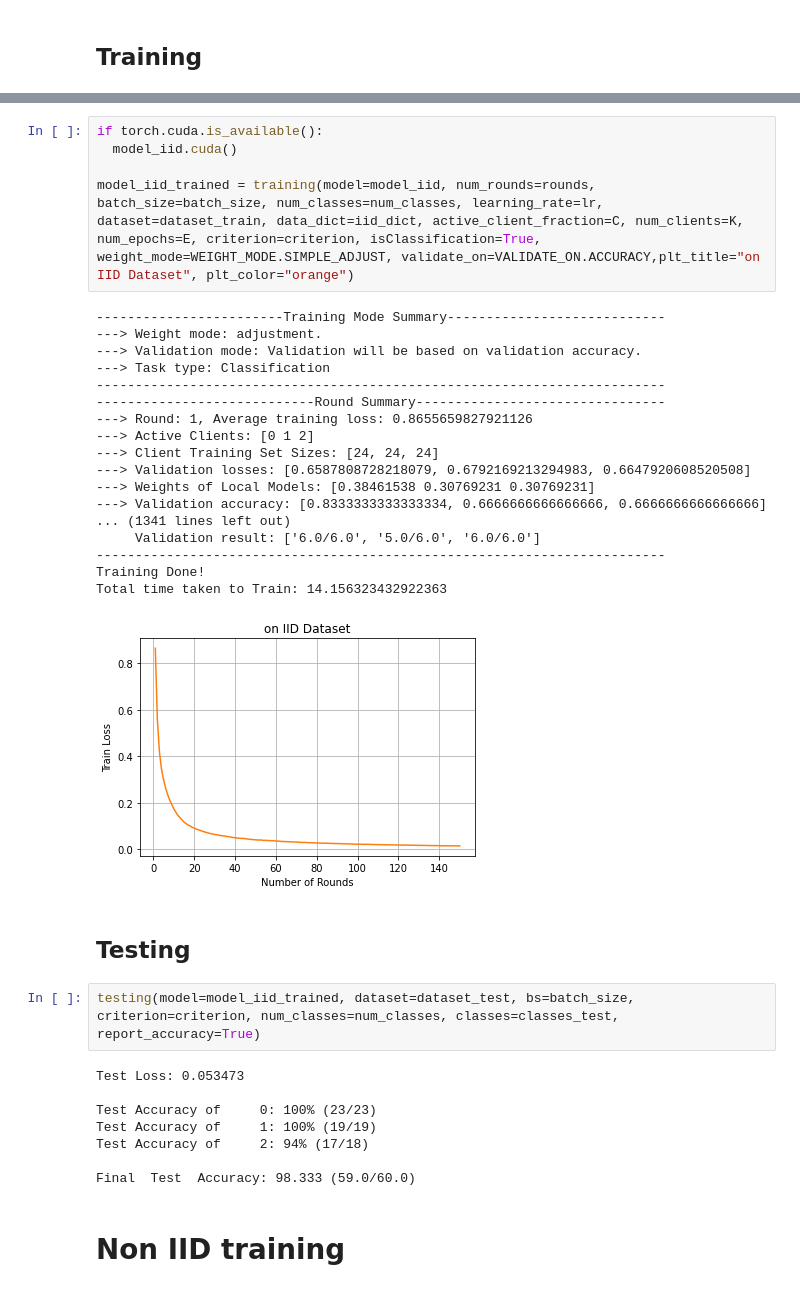
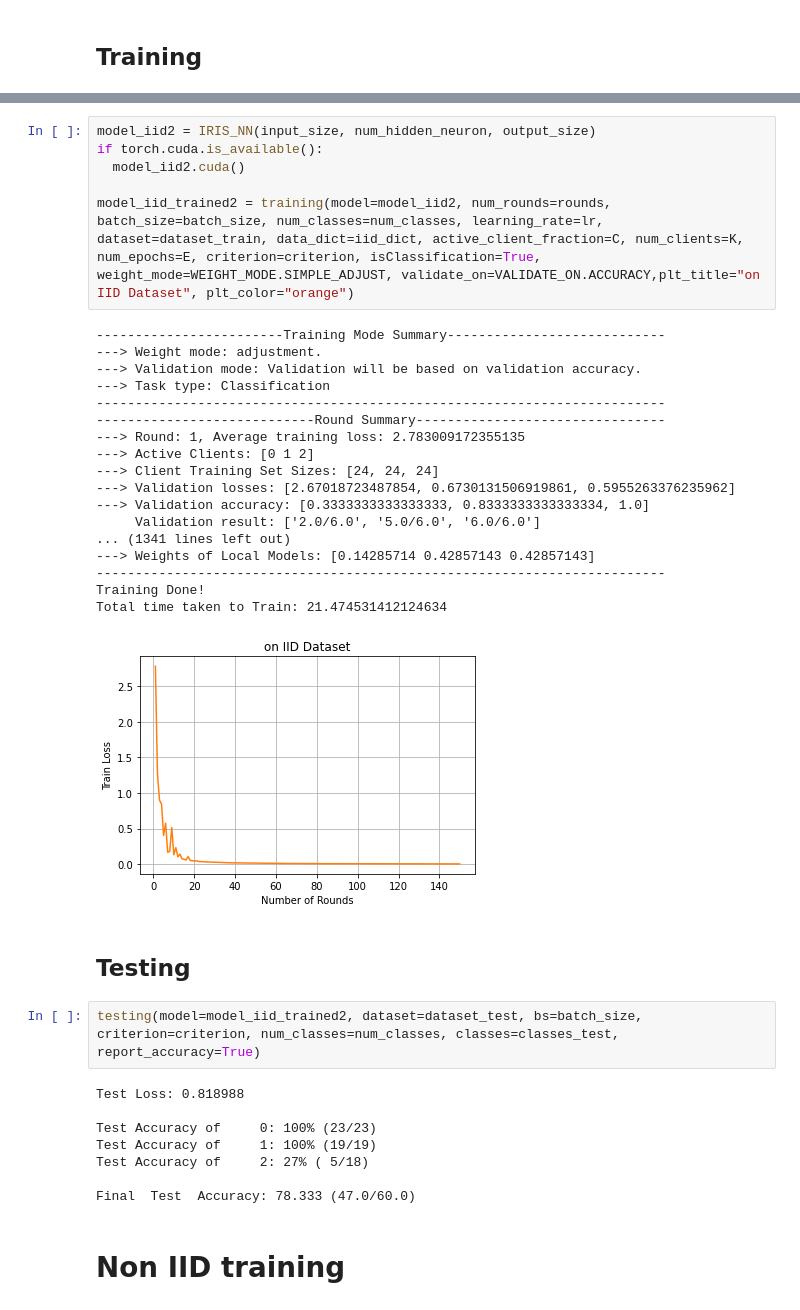
Before and after one commit to SizhuangHe/FL-REU, a Jupyter notebook: FL.ipynb, the cells around one changed output, grey strips where cells are left out. Drawn from its saved outputs; the diff is of its cells as text.

```diff
--- a/FL.ipynb
+++ b/FL.ipynb
@@ -921,39 +937,40 @@ model_iid = IRIS_NN(input_size, num_hidden_neuron, output_size)
 # %%
+model_iid2 = IRIS_NN(input_size, num_hidden_neuron, output_size)
 if torch.cuda.is_available():
-  model_iid.cuda()
+  model_iid2.cuda()
 
-model_iid_trained = training(model=model_iid, num_rounds=rounds, batch_size=batch_size, num_classes=num_classes, learning_rate=lr, dataset=dataset_train, data_dict=iid_dict, active_client_fraction=C, num_clients=K, num_epochs=E, criterion=criterion, isClassification=True, weight_mode=WEIGHT_MODE.SIMPLE_ADJUST, validate_on=VALIDATE_ON.ACCURACY,plt_title="on IID Dataset", plt_color="orange")
+model_iid_trained2 = training(model=model_iid2, num_rounds=rounds, batch_size=batch_size, num_classes=num_classes, learning_rate=lr, dataset=dataset_train, data_dict=iid_dict, active_client_fraction=C, num_clients=K, num_epochs=E, criterion=criterion, isClassification=True, weight_mode=WEIGHT_MODE.SIMPLE_ADJUST, validate_on=VALIDATE_ON.ACCURACY,plt_title="on IID Dataset", plt_color="orange")
 # %% [output]
 ------------------------Training Mode Summary----------------------------
 ---> Weight mode: adjustment.
 ---> Validation mode: Validation will be based on validation accuracy.
 ---> Task type: Classification
 -------------------------------------------------------------------------
 ----------------------------Round Summary--------------------------------
----> Round: 1, Average training loss: 0.8655659827921126
+---> Round: 1, Average training loss: 2.783009172355135
 ---> Active Clients: [0 1 2]
 ---> Client Training Set Sizes: [24, 24, 24]
----> Validation losses: [0.6587808728218079, 0.6792169213294983, 0.6647920608520508]
----> Weights of Local Models: [0.38461538 0.30769231 0.30769231]
----> Validation accuracy: [0.8333333333333334, 0.6666666666666666, 0.6666666666666666]
+---> Validation losses: [2.67018723487854, 0.6730131506919861, 0.5955263376235962]
+---> Validation accuracy: [0.3333333333333333, 0.8333333333333334, 1.0]
+     Validation result: ['2.0/6.0', '5.0/6.0', '6.0/6.0']
 ... (1341 lines left out)
-     Validation result: ['6.0/6.0', '5.0/6.0', '6.0/6.0']
+---> Weights of Local Models: [0.14285714 0.42857143 0.42857143]
 -------------------------------------------------------------------------
 Training Done!
-Total time taken to Train: 14.156323432922363
+Total time taken to Train: 21.474531412124634
-[figure, old version]
+[figure, new version]
 # %% [markdown]
 ## Testing
 # %%
-testing(model=model_iid_trained, dataset=dataset_test, bs=batch_size, criterion=criterion, num_classes=num_classes, classes=classes_test, report_accuracy=True)
+testing(model=model_iid_trained2, dataset=dataset_test, bs=batch_size, criterion=criterion, num_classes=num_classes, classes=classes_test, report_accuracy=True)
 # %% [output]
-Test Loss: 0.053473
+Test Loss: 0.818988
 
 Test Accuracy of     0: 100% (23/23)
 Test Accuracy of     1: 100% (19/19)
-Test Accuracy of     2: 94% (17/18)
+Test Accuracy of     2: 27% ( 5/18)
 
-Final  Test  Accuracy: 98.333 (59.0/60.0)
+Final  Test  Accuracy: 78.333 (47.0/60.0)
 # %% [markdown]
 # Non IID training
 # %% [markdown]
```
Also changed, not shown: parts of 7 cells of this notebook.
